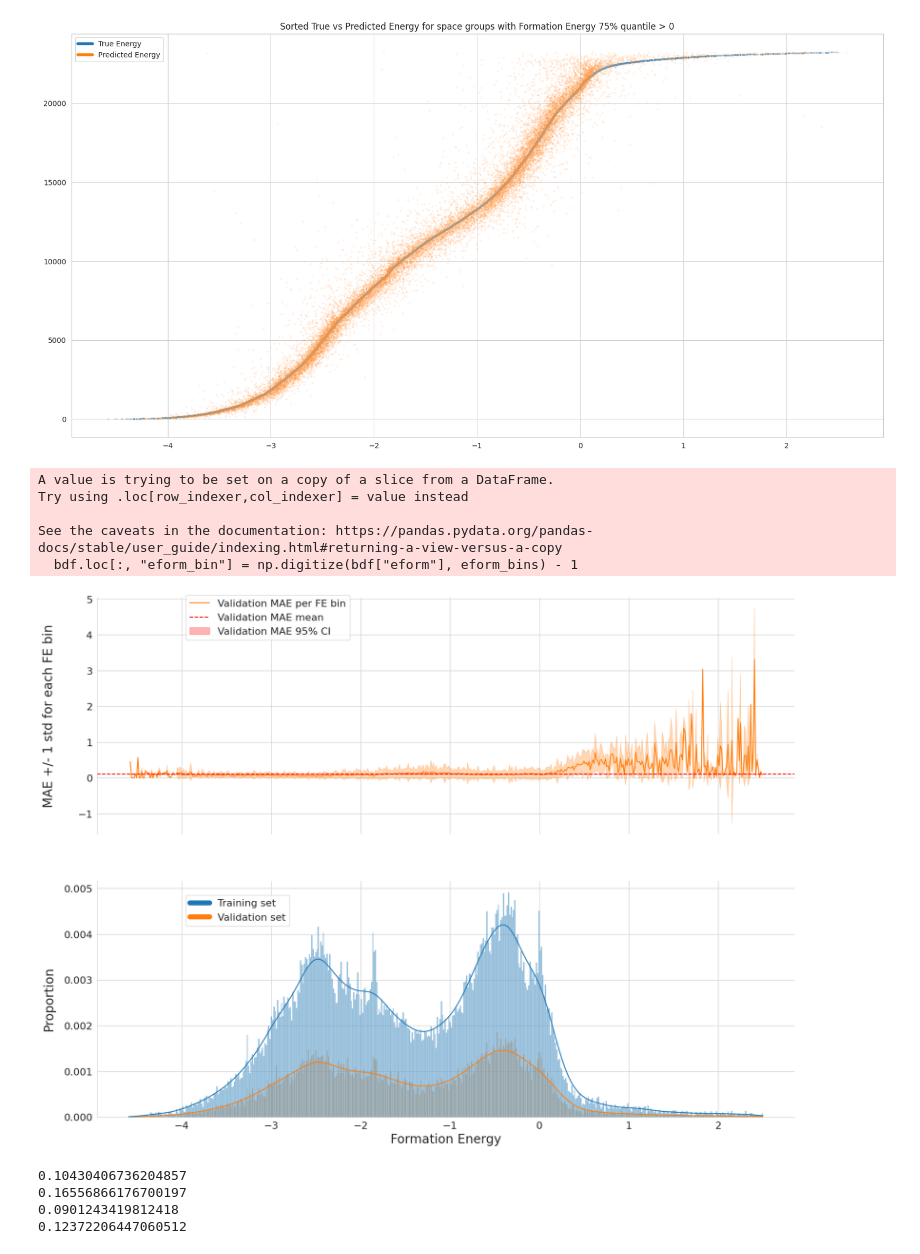
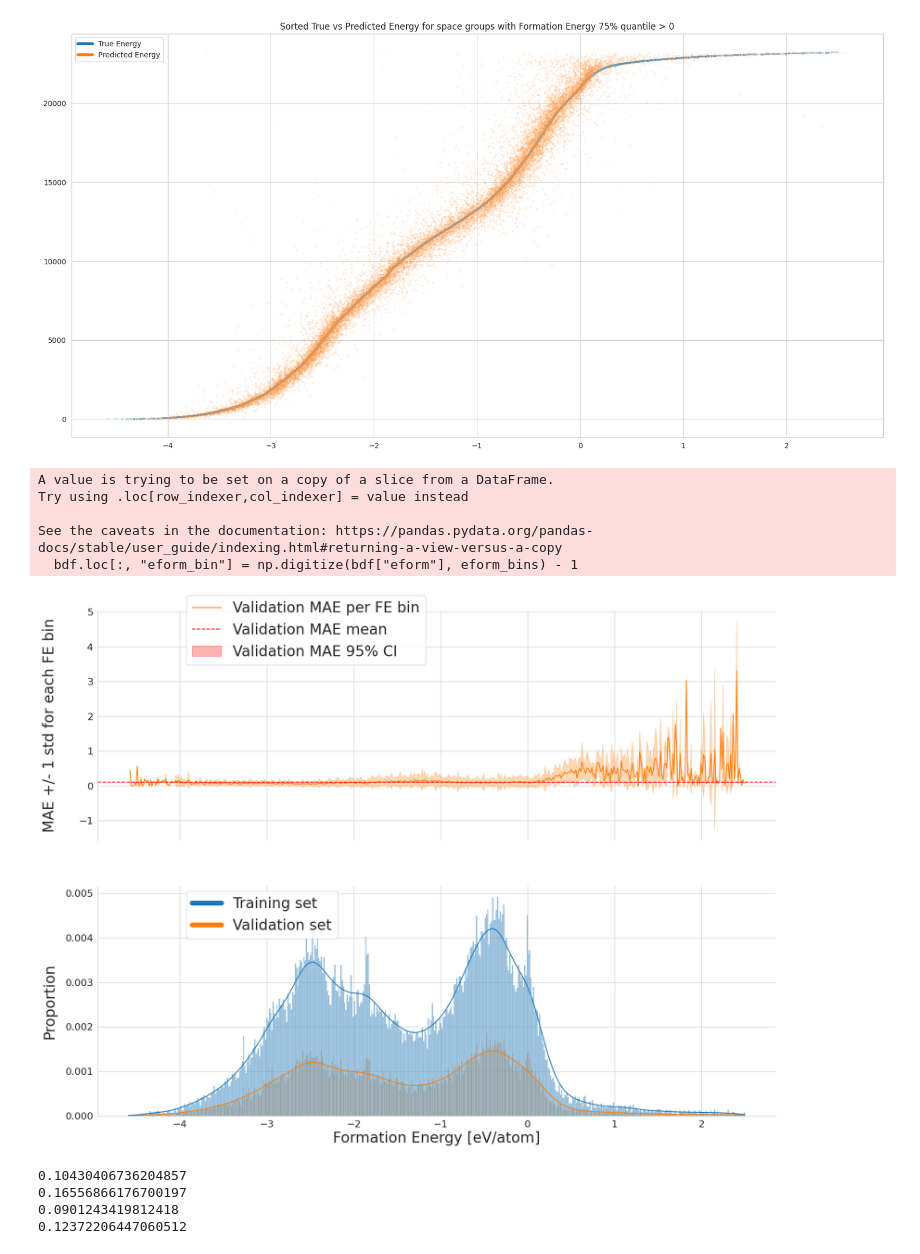
Before and after one commit to sh-divya/ActiveLearningMaterials, a Jupyter notebook: notebooks/proxy_loss.ipynb, the cells around one changed output. Cells and saved outputs as stored; diff of their text form; code cells hidden in the pictures.

```diff
--- a/notebooks/proxy_loss.ipynb
+++ b/notebooks/proxy_loss.ipynb
@@ -283,45 +283,46 @@ ax[0].fill_between(
     color="red",
     label="Validation MAE 95% CI",
 )
-ax[0].legend(frameon=True, bbox_to_anchor=(0.12, 0.915), loc="center left")
+ax[0].legend(frameon=True, bbox_to_anchor=(0.12, 0.915), loc="center left", fontsize=24)
 
-ax[0].set_ylabel("MAE +/- 1 std for each FE bin", fontsize=20)
+ax[0].set_ylabel("MAE +/- 1 std for each FE bin", fontsize=24)
 sns.histplot(
     data=fdf,
     x="eform",
     hue="Data set split",
     bins=500,
     ax=ax[1],
     kde=True,
     stat="proportion",
     legend=True,
 )
-ax[1].set_xlabel("Formation Energy", fontsize=20)
-ax[1].set_ylabel("Proportion", fontsize=20)
+ax[1].set_xlabel("Formation Energy [eV/atom]", fontsize=24)
+ax[1].set_ylabel("Proportion", fontsize=24)
 # manual legend for hist plot
 ax[1].legend(
     handles=[
         plt.Line2D([0], [0], color="C0", lw=8, label="Training set"),
         plt.Line2D([0], [0], color="C1", lw=8, label="Validation set"),
     ],
     frameon=True,
-    bbox_to_anchor=(0.12, 0.875), loc="center left"
+    bbox_to_anchor=(0.12, 0.875), loc="center left",
+    fontsize=24,
 )
 sns.despine(ax=ax[0], top=True, right=True, bottom=True, left=False)
 sns.despine(ax=ax[1], top=True, right=True, bottom=False, left=False)
 # plt.tight_layout()
 # aligning ylabels to the right from both axs:
 ax[0].yaxis.set_label_coords(-0.06, 0.5)
 ax[1].yaxis.set_label_coords(-0.06, 0.5)
 
 plt.savefig("plots/proxy_loss/mae-dist.pdf")
 # %% [output]
 A value is trying to be set on a copy of a slice from a DataFrame.
 Try using .loc[row_indexer,col_indexer] = value instead
 
 See the caveats in the documentation: https://pandas.pydata.org/pandas-docs/stable/user_guide/indexing.html#returning-a-view-versus-a-copy
   bdf.loc[:, "eform_bin"] = np.digitize(bdf["eform"], eform_bins) - 1
-[figure, old version]
+[figure, new version]
 # %%
 print(bdf["mae"].mean())
 print(bdf["mae"].std())
```
Also changed, not shown: parts of 2 cells of this notebook.
